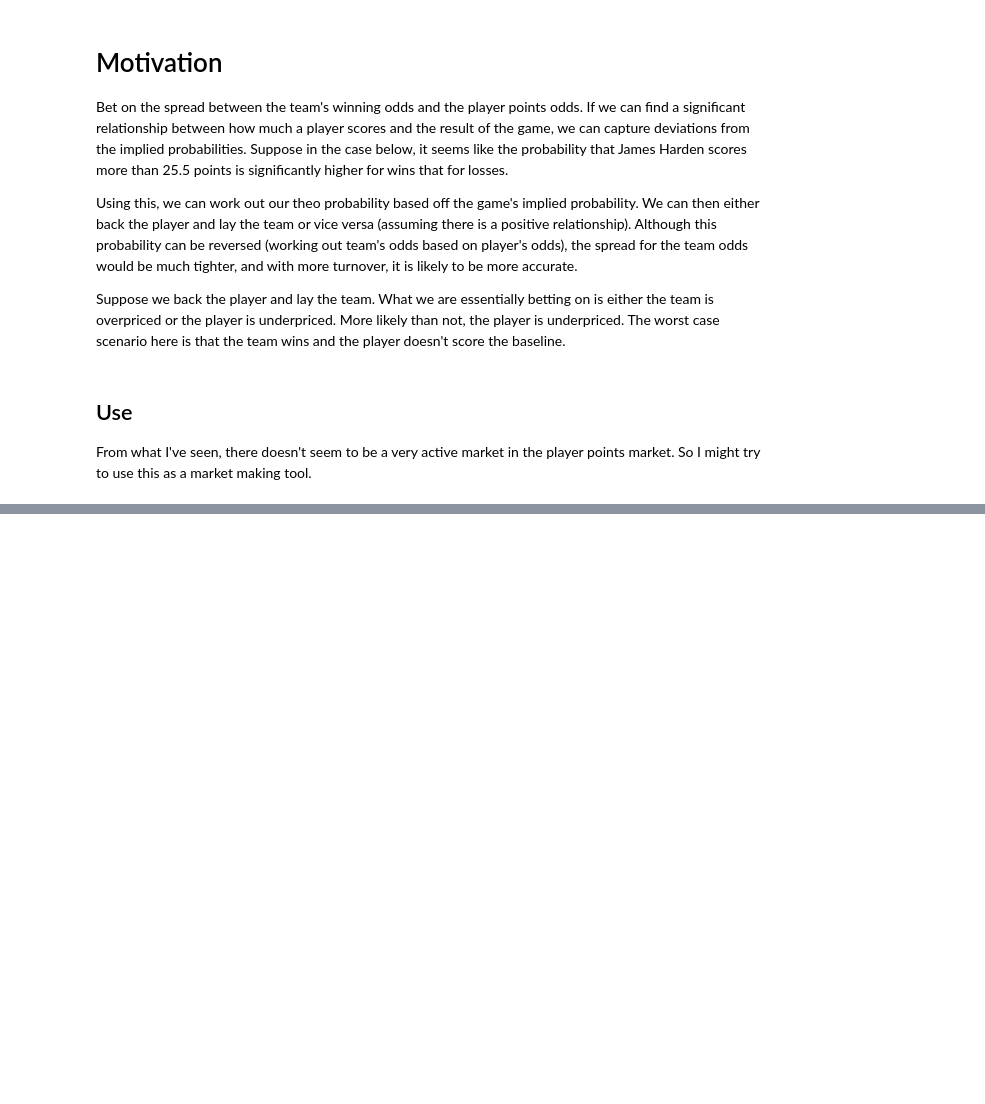
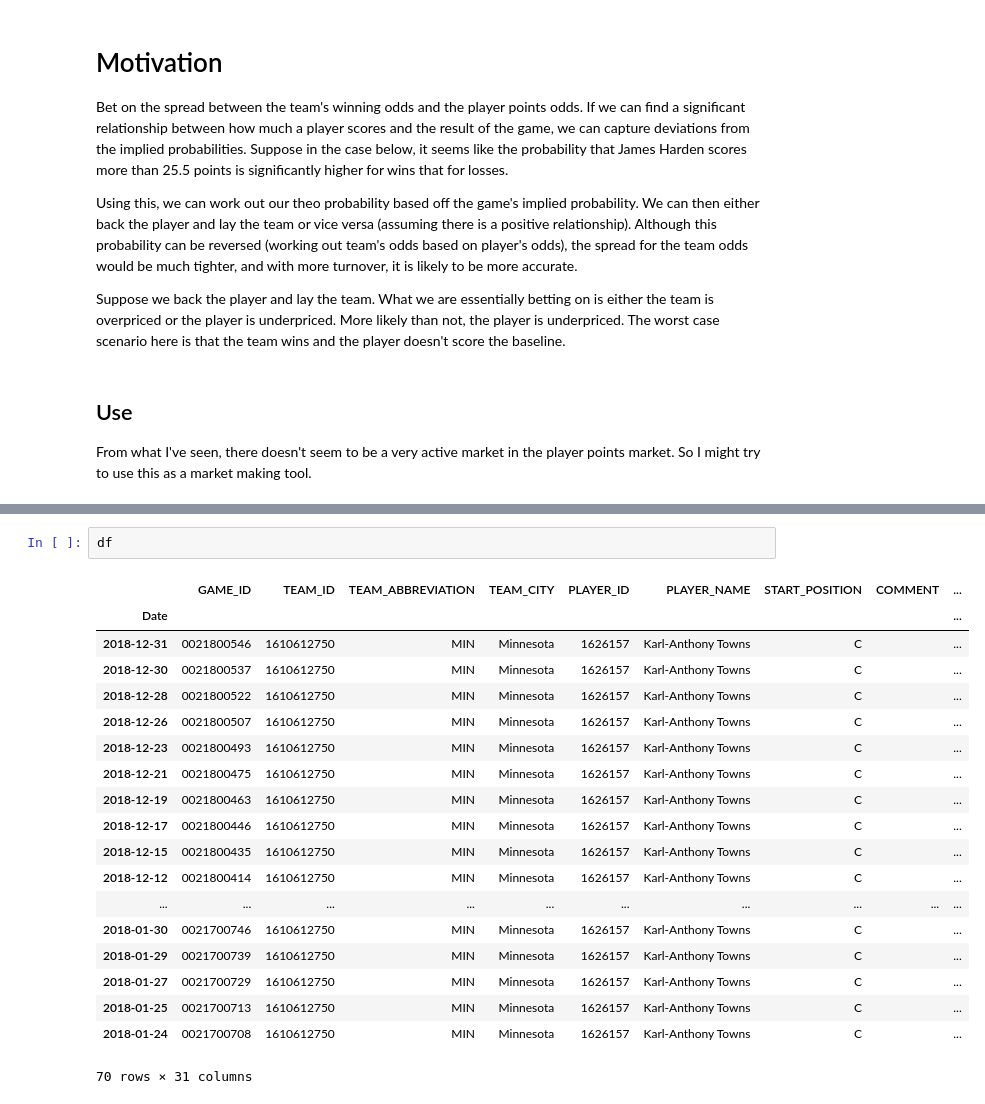
Before and after one commit to johnny-wong/nba_stats, a Jupyter notebook: Notebooks/Tools/1. Player stats overview.ipynb, the cells around one changed output, grey strips where cells are left out. Cells and saved outputs as stored; diff of their text form; blank space fills up the shorter version.

```diff
--- a/Notebooks/Tools/1. Player stats overview.ipynb
+++ b/Notebooks/Tools/1. Player stats overview.ipynb
@@ -134,0 +135,22 @@ df = pl_pts_odds_WL(player_name, stat, baseline, past_n_games, opp_team)
+# %%
+df
+# %% [output]
+|  | GAME_ID | TEAM_ID | TEAM_ABBREVIATION | TEAM_CITY | PLAYER_ID | PLAYER_NAME | START_POSITION | COMMENT | ... |
+| Date |  |  |  |  |  |  |  |  | ... |
+| 2018-12-31 | 0021800546 | 1610612750 | MIN | Minnesota | 1626157 | Karl-Anthony Towns | C |  | ... |
+| 2018-12-30 | 0021800537 | 1610612750 | MIN | Minnesota | 1626157 | Karl-Anthony Towns | C |  | ... |
+| 2018-12-28 | 0021800522 | 1610612750 | MIN | Minnesota | 1626157 | Karl-Anthony Towns | C |  | ... |
+| 2018-12-26 | 0021800507 | 1610612750 | MIN | Minnesota | 1626157 | Karl-Anthony Towns | C |  | ... |
+| 2018-12-23 | 0021800493 | 1610612750 | MIN | Minnesota | 1626157 | Karl-Anthony Towns | C |  | ... |
+| 2018-12-21 | 0021800475 | 1610612750 | MIN | Minnesota | 1626157 | Karl-Anthony Towns | C |  | ... |
+| 2018-12-19 | 0021800463 | 1610612750 | MIN | Minnesota | 1626157 | Karl-Anthony Towns | C |  | ... |
+| 2018-12-17 | 0021800446 | 1610612750 | MIN | Minnesota | 1626157 | Karl-Anthony Towns | C |  | ... |
+| 2018-12-15 | 0021800435 | 1610612750 | MIN | Minnesota | 1626157 | Karl-Anthony Towns | C |  | ... |
+| 2018-12-12 | 0021800414 | 1610612750 | MIN | Minnesota | 1626157 | Karl-Anthony Towns | C |  | ... |
+| ... | ... | ... | ... | ... | ... | ... | ... | ... | ... |
+| 2018-01-30 | 0021700746 | 1610612750 | MIN | Minnesota | 1626157 | Karl-Anthony Towns | C |  | ... |
+| 2018-01-29 | 0021700739 | 1610612750 | MIN | Minnesota | 1626157 | Karl-Anthony Towns | C |  | ... |
+| 2018-01-27 | 0021700729 | 1610612750 | MIN | Minnesota | 1626157 | Karl-Anthony Towns | C |  | ... |
+| 2018-01-25 | 0021700713 | 1610612750 | MIN | Minnesota | 1626157 | Karl-Anthony Towns | C |  | ... |
+| 2018-01-24 | 0021700708 | 1610612750 | MIN | Minnesota | 1626157 | Karl-Anthony Towns | C |  | ... |
+70 rows × 31 columns
```
Also changed, not shown: parts of 2 cells of this notebook.
